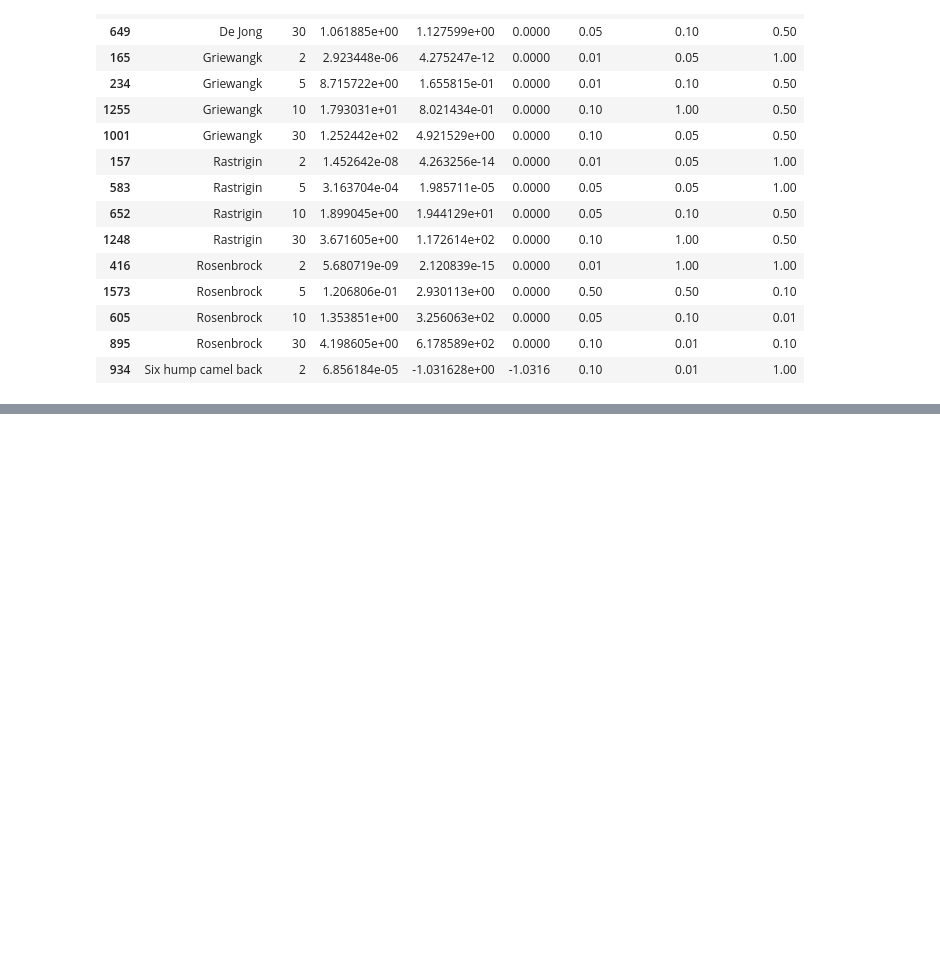
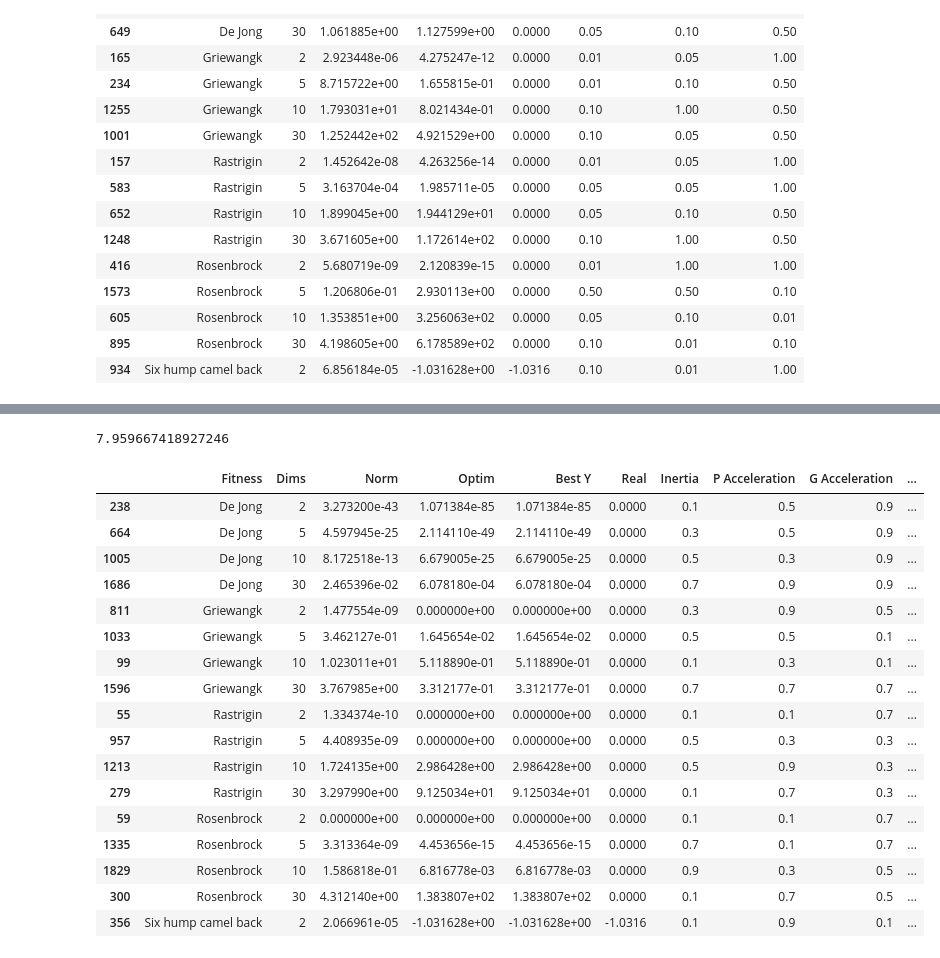
Before and after one commit to StrugariStefan/PSO, a Jupyter notebook: Particle Swarm Optimization.ipynb, the cells around one changed output, grey strips where cells are left out. Cells and saved outputs as stored; diff of their text form; code cells hidden in the pictures; blank space fills up the shorter version.

```diff
--- a/Particle Swarm Optimization.ipynb
+++ b/Particle Swarm Optimization.ipynb
@@ -178,0 +237,32 @@ rdf2.iloc[rdf2.groupby(['Fitness', 'Dims'])['Norm'].agg(pd.Series.idxmin)]
+# %%
+from objectives import rastrigin
+
+dom = get_domain((-5.12, 5.12), 5)
+g = pso(rastrigin, dom, w1 = 0.5, w2 = 0.8, w3 = 0.9, T_MAX = 100, population_size = 100)
+dist = np.linalg.norm(g-np.array([0] * 5))
+
+print (rastrigin(g))
+# %% [output]
+7.959667418927246
+# %%
+rdf2 = pd.read_pickle('.\\i100-p1000-g125.pkl')
+rdf2.iloc[rdf2.groupby(['Fitness', 'Dims'])['Norm'].agg(pd.Series.idxmin)]
+# %% [output]
+|  | Fitness | Dims | Norm | Optim | Best Y | Real | Inertia | P Acceleration | G Acceleration | ... |
+| 238 | De Jong | 2 | 3.273200e-43 | 1.071384e-85 | 1.071384e-85 | 0.0000 | 0.1 | 0.5 | 0.9 | ... |
+| 664 | De Jong | 5 | 4.597945e-25 | 2.114110e-49 | 2.114110e-49 | 0.0000 | 0.3 | 0.5 | 0.9 | ... |
+| 1005 | De Jong | 10 | 8.172518e-13 | 6.679005e-25 | 6.679005e-25 | 0.0000 | 0.5 | 0.3 | 0.9 | ... |
+| 1686 | De Jong | 30 | 2.465396e-02 | 6.078180e-04 | 6.078180e-04 | 0.0000 | 0.7 | 0.9 | 0.9 | ... |
+| 811 | Griewangk | 2 | 1.477554e-09 | 0.000000e+00 | 0.000000e+00 | 0.0000 | 0.3 | 0.9 | 0.5 | ... |
+| 1033 | Griewangk | 5 | 3.462127e-01 | 1.645654e-02 | 1.645654e-02 | 0.0000 | 0.5 | 0.5 | 0.1 | ... |
+| 99 | Griewangk | 10 | 1.023011e+01 | 5.118890e-01 | 5.118890e-01 | 0.0000 | 0.1 | 0.3 | 0.1 | ... |
+| 1596 | Griewangk | 30 | 3.767985e+00 | 3.312177e-01 | 3.312177e-01 | 0.0000 | 0.7 | 0.7 | 0.7 | ... |
+| 55 | Rastrigin | 2 | 1.334374e-10 | 0.000000e+00 | 0.000000e+00 | 0.0000 | 0.1 | 0.1 | 0.7 | ... |
+| 957 | Rastrigin | 5 | 4.408935e-09 | 0.000000e+00 | 0.000000e+00 | 0.0000 | 0.5 | 0.3 | 0.3 | ... |
+| 1213 | Rastrigin | 10 | 1.724135e+00 | 2.986428e+00 | 2.986428e+00 | 0.0000 | 0.5 | 0.9 | 0.3 | ... |
+| 279 | Rastrigin | 30 | 3.297990e+00 | 9.125034e+01 | 9.125034e+01 | 0.0000 | 0.1 | 0.7 | 0.3 | ... |
+| 59 | Rosenbrock | 2 | 0.000000e+00 | 0.000000e+00 | 0.000000e+00 | 0.0000 | 0.1 | 0.1 | 0.7 | ... |
+| 1335 | Rosenbrock | 5 | 3.313364e-09 | 4.453656e-15 | 4.453656e-15 | 0.0000 | 0.7 | 0.1 | 0.7 | ... |
+| 1829 | Rosenbrock | 10 | 1.586818e-01 | 6.816778e-03 | 6.816778e-03 | 0.0000 | 0.9 | 0.3 | 0.5 | ... |
+| 300 | Rosenbrock | 30 | 4.312140e+00 | 1.383807e+02 | 1.383807e+02 | 0.0000 | 0.1 | 0.7 | 0.5 | ... |
+| 356 | Six hump camel back | 2 | 2.066961e-05 | -1.031628e+00 | -1.031628e+00 | -1.0316 | 0.1 | 0.9 | 0.1 | ... |
```
Also changed, not shown: parts of 3 cells of this notebook, 4 other files.
